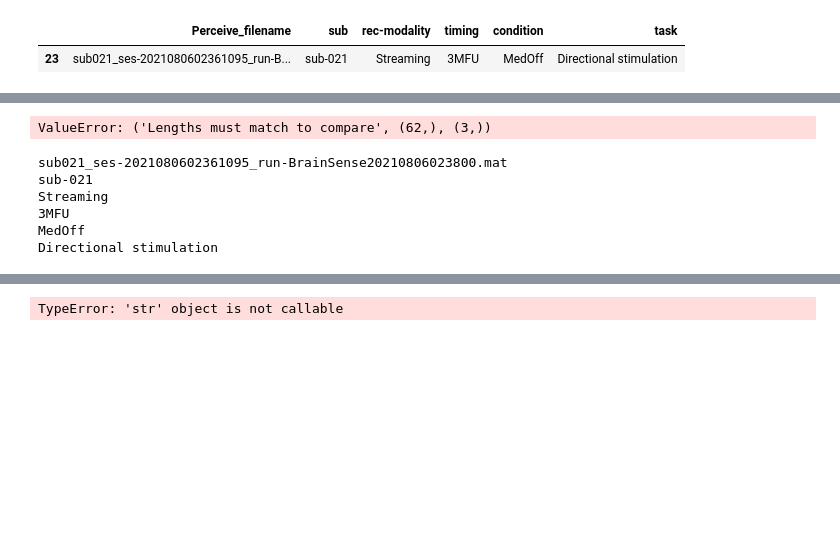
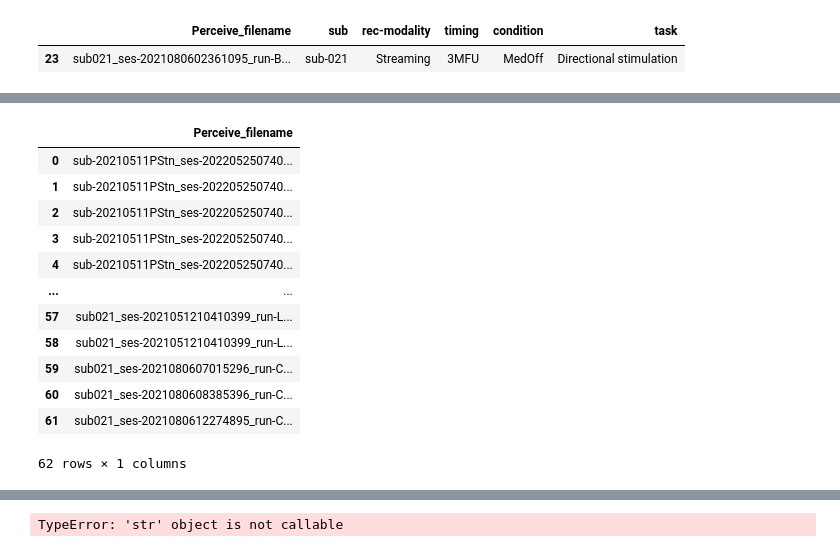
Before and after one commit to jgvhabets/PyPerceive, a Jupyter notebook: code/notebooks/percept_playground.ipynb, the cells around one changed output, grey strips where cells are left out. Saved outputs shown, nothing was run; the diff lists cells and outputs as text; code cells hidden in the pictures; blank space fills up the shorter version.

```diff
--- a/code/notebooks/percept_playground.ipynb
+++ b/code/notebooks/percept_playground.ipynb
@@ -294,51 +280,17 @@ PerceiveMetadata_selection
 | 23 | sub021_ses-2021080602361095_run-B... | sub-021 | Streaming | 3MFU | MedOff | Directional stimulation |
-# %%
-# extract rows of PerceiveMetadata based on conditions
-# PerceiveMetadata.loc[PerceiveMetadata.timing == "3MFU"]
-made_up_matfile_list = ['sub021_ses-2021080602000195_run-BrainSense20210806022200.mat',
-'sub021_ses-2021080602361095_run-BrainSense20210806023800.mat',
-'sub021_ses-2021080602361095_run-BrainSense20210806024200.mat']
-
-cond_ = (PerceiveMetadata['Perceive_filename'] == made_up_matfile_list) #and (PerceiveMetadata.timing =="3MFU") and (PerceiveMetadata.condition == "MedOff")
-
-PerceiveSelection = PerceiveMetadata.loc[cond_]
-PerceiveSelection
-# %% [output]
-ValueError: ('Lengths must match to compare', (62,), (3,))
-# %%
-# make sure you´re in the right directory of your xlsx file
-# and openpyxl is imported
-
-
-# load existing .xlsx file
-wb = load_workbook('Perceive_Metadata.xlsx')
-ws = wb.active # this gets the current active worksheet
-
-# access the single row number from your workingsheet
-for data in ws["24"]: # "2" refers to Excel sheet row 2
-    print(data.value)
-
-# access all cells in every single row
-# for row in ws.rows:
-#     print([data.value for data in row])
-
-# access all cells in a single column
-# for data in ws["A"]: # "A" refers to Excel sheet column A
-#     print(data.value)
-
-# read all data present in the Excel sheet
-# for row in ws:
-#     print([data.value for data in row]) # indexing will make a list of every row
-
-# find the max row number from your Excel sheet
-# max_rows = ws.max_row
-
-# cellvalue = ws.cell(row=1, column=1).value
-# cellvalue
-# %% [output]
-sub021_ses-2021080602361095_run-BrainSense20210806023800.mat
-sub-021
-Streaming
-3MFU
-MedOff
-Directional stimulation
+# %%
+PerceiveMetadata[["Perceive_filename"]]
+# %% [output]
+|  | Perceive_filename |
+| 0 | sub-20210511PStn_ses-202205250740... |
+| 1 | sub-20210511PStn_ses-202205250740... |
+| 2 | sub-20210511PStn_ses-202205250740... |
+| 3 | sub-20210511PStn_ses-202205250740... |
+| 4 | sub-20210511PStn_ses-202205250740... |
+| ... | ... |
+| 57 | sub021_ses-2021051210410399_run-L... |
+| 58 | sub021_ses-2021051210410399_run-L... |
+| 59 | sub021_ses-2021080607015296_run-C... |
+| 60 | sub021_ses-2021080608385396_run-C... |
+| 61 | sub021_ses-2021080612274895_run-C... |
+62 rows × 1 columns
```
Also changed, not shown: parts of 12 cells of this notebook, 3 other files.
